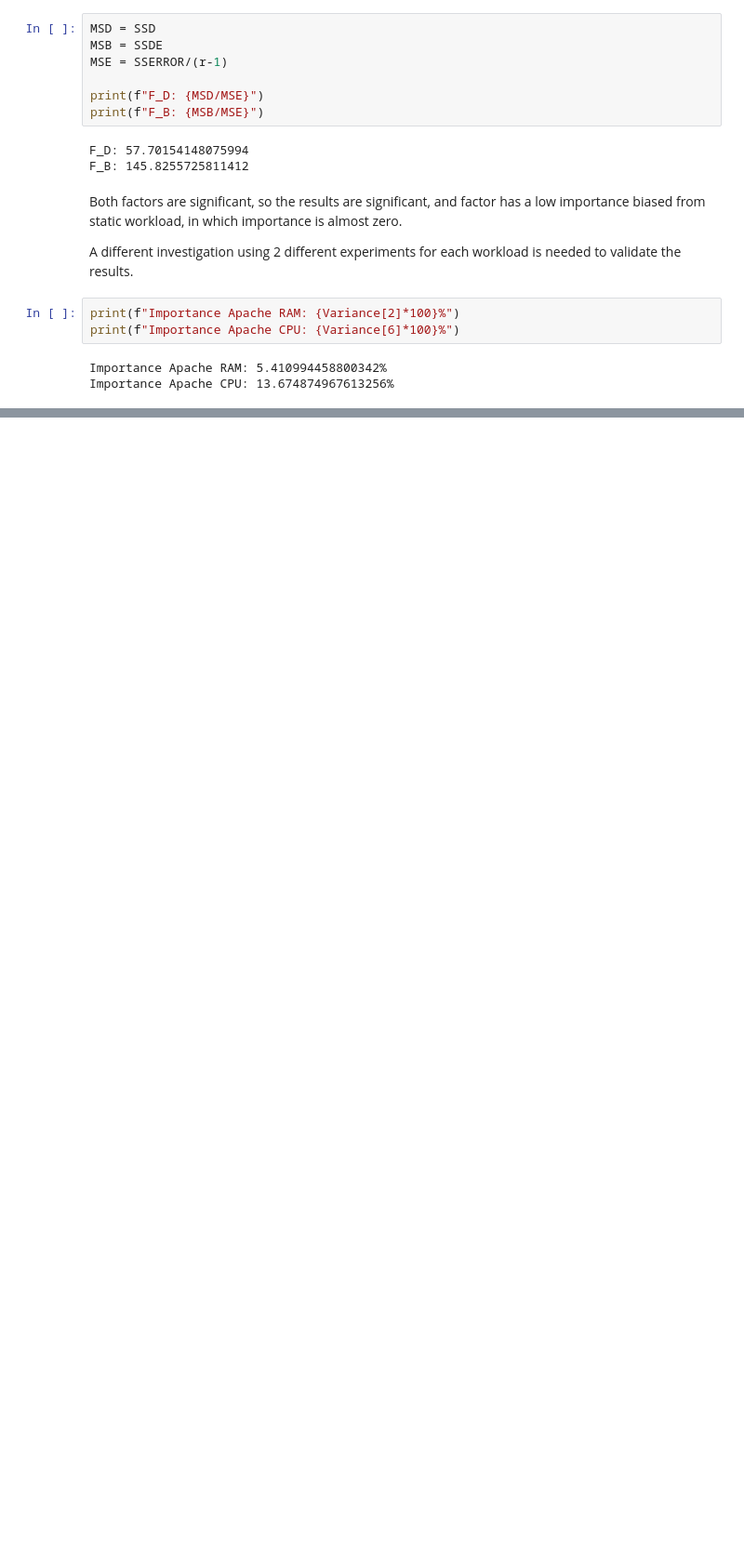
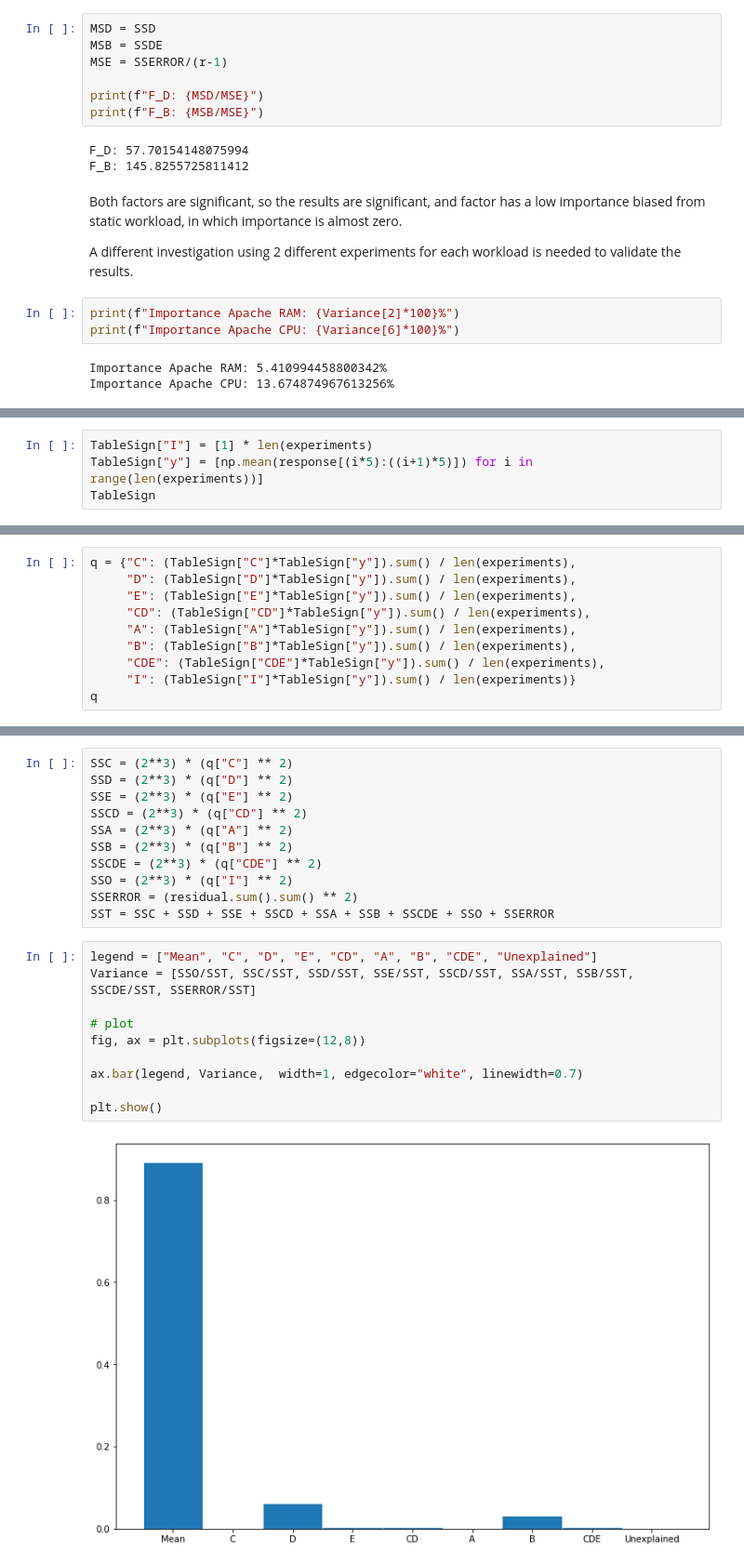
Before and after one commit to umb-hub/What-A-Capacity-Test, a Jupyter notebook: notebooks/Performance_Analysis_Factor_Analysis.ipynb, the cells around one changed output, grey strips where cells are left out. Shown at 93% size. Saved outputs shown, nothing was run; the diff lists cells and outputs as text; blank space fills up the shorter version.

```diff
--- a/notebooks/Performance_Analysis_Factor_Analysis.ipynb
+++ b/notebooks/Performance_Analysis_Factor_Analysis.ipynb
@@ -471,0 +476,4 @@ Importance Apache CPU: 13.674874967613256%
+# %%
+TableSign["I"] = [1] * len(experiments)
+TableSign["y"] = [np.mean(response[(i*5):((i+1)*5)]) for i in range(len(experiments))]
+TableSign
@@ -471,0 +490,10 @@ Importance Apache CPU: 13.674874967613256%
+# %%
+q = {"C": (TableSign["C"]*TableSign["y"]).sum() / len(experiments),
+     "D": (TableSign["D"]*TableSign["y"]).sum() / len(experiments),
+     "E": (TableSign["E"]*TableSign["y"]).sum() / len(experiments),
+     "CD": (TableSign["CD"]*TableSign["y"]).sum() / len(experiments),
+     "A": (TableSign["A"]*TableSign["y"]).sum() / len(experiments),
+     "B": (TableSign["B"]*TableSign["y"]).sum() / len(experiments),
+     "CDE": (TableSign["CDE"]*TableSign["y"]).sum() / len(experiments),
+     "I": (TableSign["I"]*TableSign["y"]).sum() / len(experiments)}
+q
@@ -471,0 +509,23 @@ Importance Apache CPU: 13.674874967613256%
+# %%
+SSC = (2**3) * (q["C"] ** 2)
+SSD = (2**3) * (q["D"] ** 2)
+SSE = (2**3) * (q["E"] ** 2)
+SSCD = (2**3) * (q["CD"] ** 2)
+SSA = (2**3) * (q["A"] ** 2)
+SSB = (2**3) * (q["B"] ** 2)
+SSCDE = (2**3) * (q["CDE"] ** 2)
+SSO = (2**3) * (q["I"] ** 2)
+SSERROR = (residual.sum().sum() ** 2)
+SST = SSC + SSD + SSE + SSCD + SSA + SSB + SSCDE + SSO + SSERROR
+# %%
+legend = ["Mean", "C", "D", "E", "CD", "A", "B", "CDE", "Unexplained"]
+Variance = [SSO/SST, SSC/SST, SSD/SST, SSE/SST, SSCD/SST, SSA/SST, SSB/SST, SSCDE/SST, SSERROR/SST]
+
+# plot
+fig, ax = plt.subplots(figsize=(12,8))
+
+ax.bar(legend, Variance,  width=1, edgecolor="white", linewidth=0.7)
+
+plt.show()
+# %% [output]
+[figure, added]
```
Also changed, not shown: parts of 4 cells of this notebook, 2 other files.
